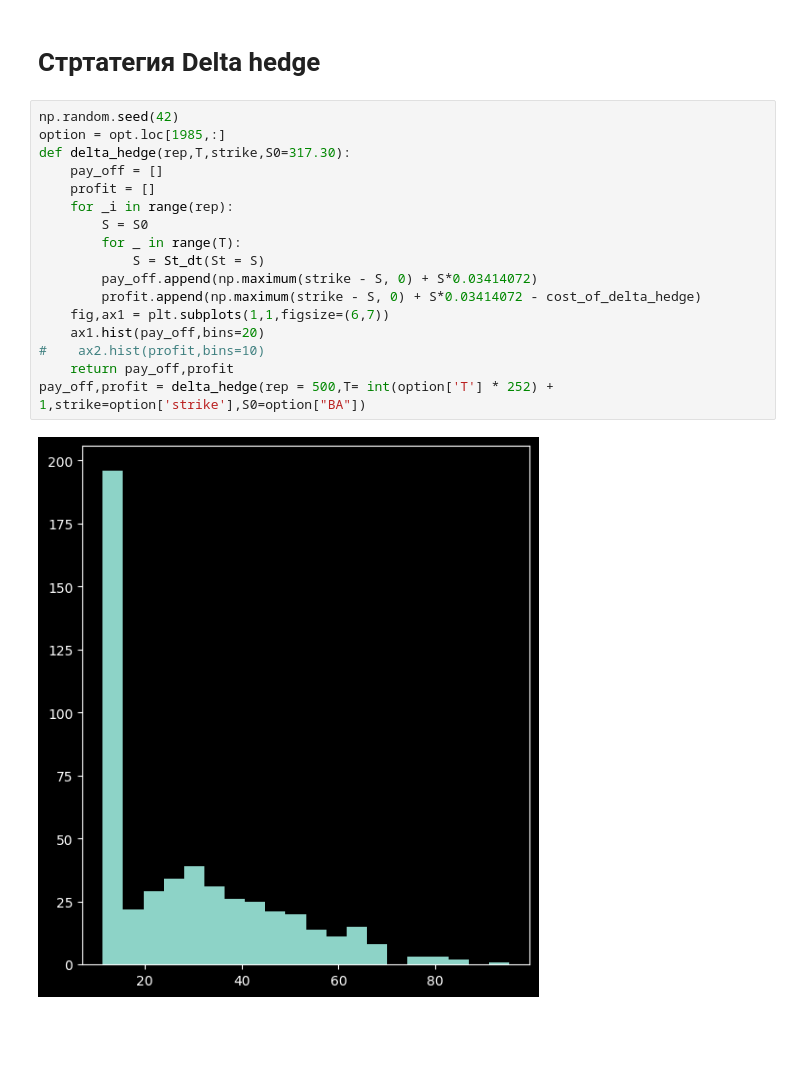
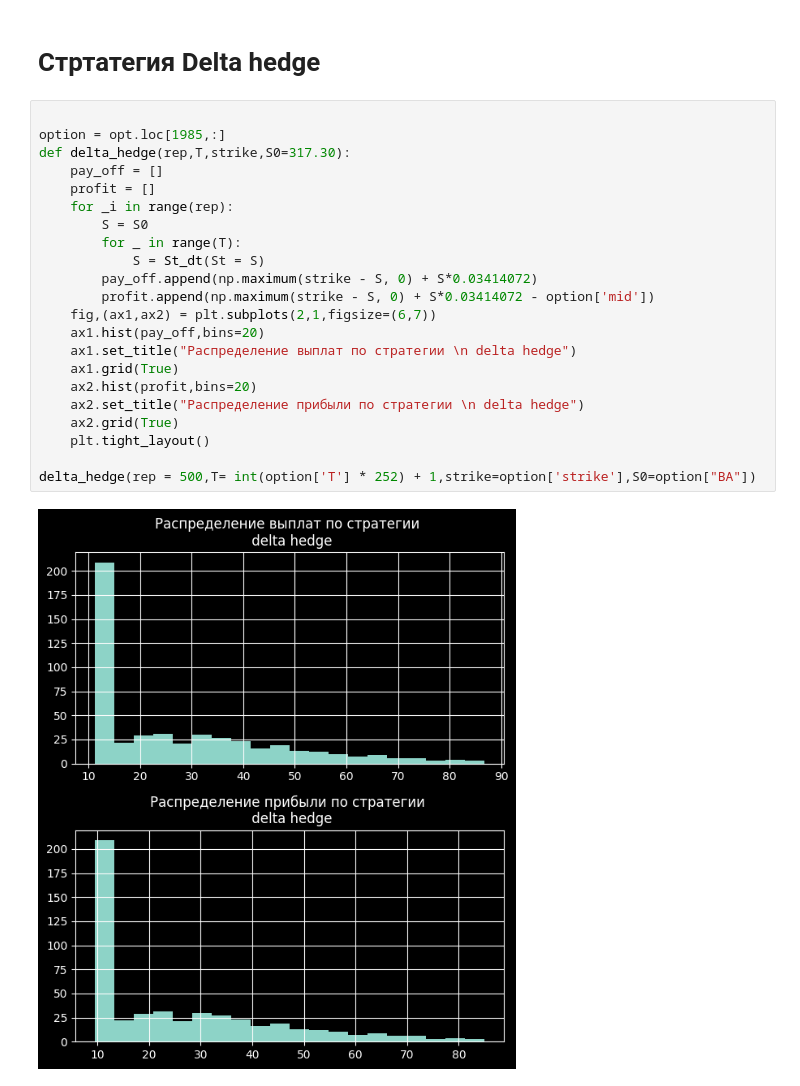
Before and after one commit to Vlad-prog-bit/msu_profinanse, a Jupyter notebook: Options.ipynb, the cells around one changed output. Cells and saved outputs as stored; diff of their text form; blank space fills up the shorter version.

```diff
--- a/Options.ipynb
+++ b/Options.ipynb
@@ -599,21 +598,26 @@ Text(0.5, 1.0, 'Симуляция движения акции \n на 14 дне
 # %% [markdown]
 # Стртатегия Delta hedge
 # %%
-np.random.seed(42)
+
 option = opt.loc[1985,:]
 def delta_hedge(rep,T,strike,S0=317.30):
     pay_off = []
     profit = []
     for _i in range(rep):
         S = S0
         for _ in range(T):
             S = St_dt(St = S)
         pay_off.append(np.maximum(strike - S, 0) + S*0.03414072)
-        profit.append(np.maximum(strike - S, 0) + S*0.03414072 - cost_of_delta_hedge)
-    fig,ax1 = plt.subplots(1,1,figsize=(6,7))
+        profit.append(np.maximum(strike - S, 0) + S*0.03414072 - option['mid'])
+    fig,(ax1,ax2) = plt.subplots(2,1,figsize=(6,7))
     ax1.hist(pay_off,bins=20)
-#    ax2.hist(profit,bins=10)
-    return pay_off,profit
-pay_off,profit = delta_hedge(rep = 500,T= int(option['T'] * 252) + 1,strike=option['strike'],S0=option["BA"])
+    ax1.set_title("Распределение выплат по стратегии \n delta hedge")
+    ax1.grid(True)
+    ax2.hist(profit,bins=20)
+    ax2.set_title("Распределение прибыли по стратегии \n delta hedge")
+    ax2.grid(True)
+    plt.tight_layout()
+
+delta_hedge(rep = 500,T= int(option['T'] * 252) + 1,strike=option['strike'],S0=option["BA"])
 # %% [output]
-[figure, old version]
+[figure, new version]
```
Also changed, not shown: parts of 8 cells of this notebook.
